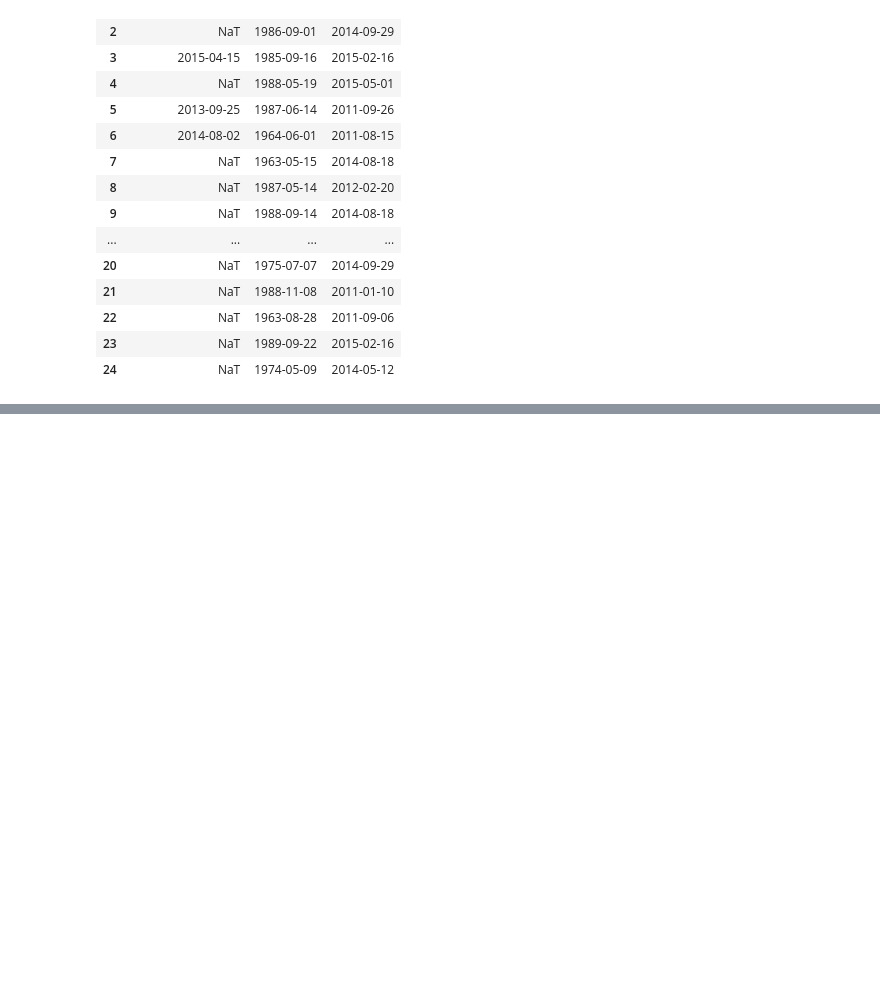
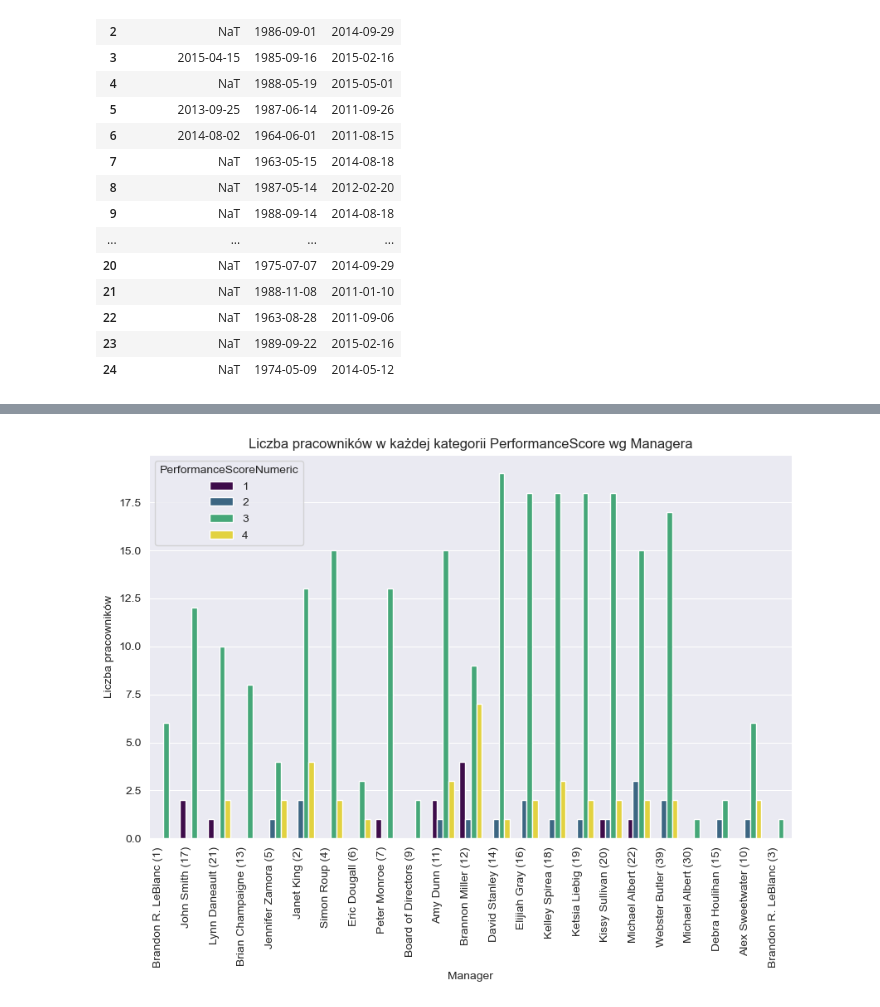
Before and after one commit to GregoireVerte/hr_data, a Jupyter notebook: hr_data.ipynb, the cells around one changed output, grey strips where cells are left out. Drawn from its saved outputs; the diff is of its cells as text; code cells hidden in the pictures; blank space fills up the shorter version.

Commit message:
add_performance_score

```diff
--- a/hr_data.ipynb
+++ b/hr_data.ipynb
@@ -96,0 +126,2 @@ df[['DateofTermination','DOB','DateofHire']].head(25)
+# %%
+df['Manager_Label'] = df['ManagerName'] + " (" + df['ManagerID'].astype(int).astype(str) + ")"
@@ -96,0 +133,11 @@ df[['DateofTermination','DOB','DateofHire']].head(25)
+# %%
+score_mapping = {
+    "PIP": 1,
+    "Needs Improvement": 2,
+    "Fully Meets": 3,
+    "Exceeds": 4
+}
+
+df['PerformanceScoreNumeric'] = df['PerformanceScore'].map(score_mapping)
+
+df.head(15)
@@ -96,0 +162,11 @@ df[['DateofTermination','DOB','DateofHire']].head(25)
+# %%
+plt.figure(figsize=(10, 6))
+sns.countplot(x='Manager_Label', hue='PerformanceScoreNumeric', data=df, palette='viridis')
+plt.title('Liczba pracowników w każdej kategorii PerformanceScore wg Managera')
+plt.xlabel('Manager')
+plt.xticks(rotation=90, ha="right")
+plt.ylabel('Liczba pracowników')
+plt.legend(title='PerformanceScoreNumeric')
+plt.show()
+# %% [output]
+[figure, added]
```
Also changed, not shown: parts of 16 cells of this notebook.
